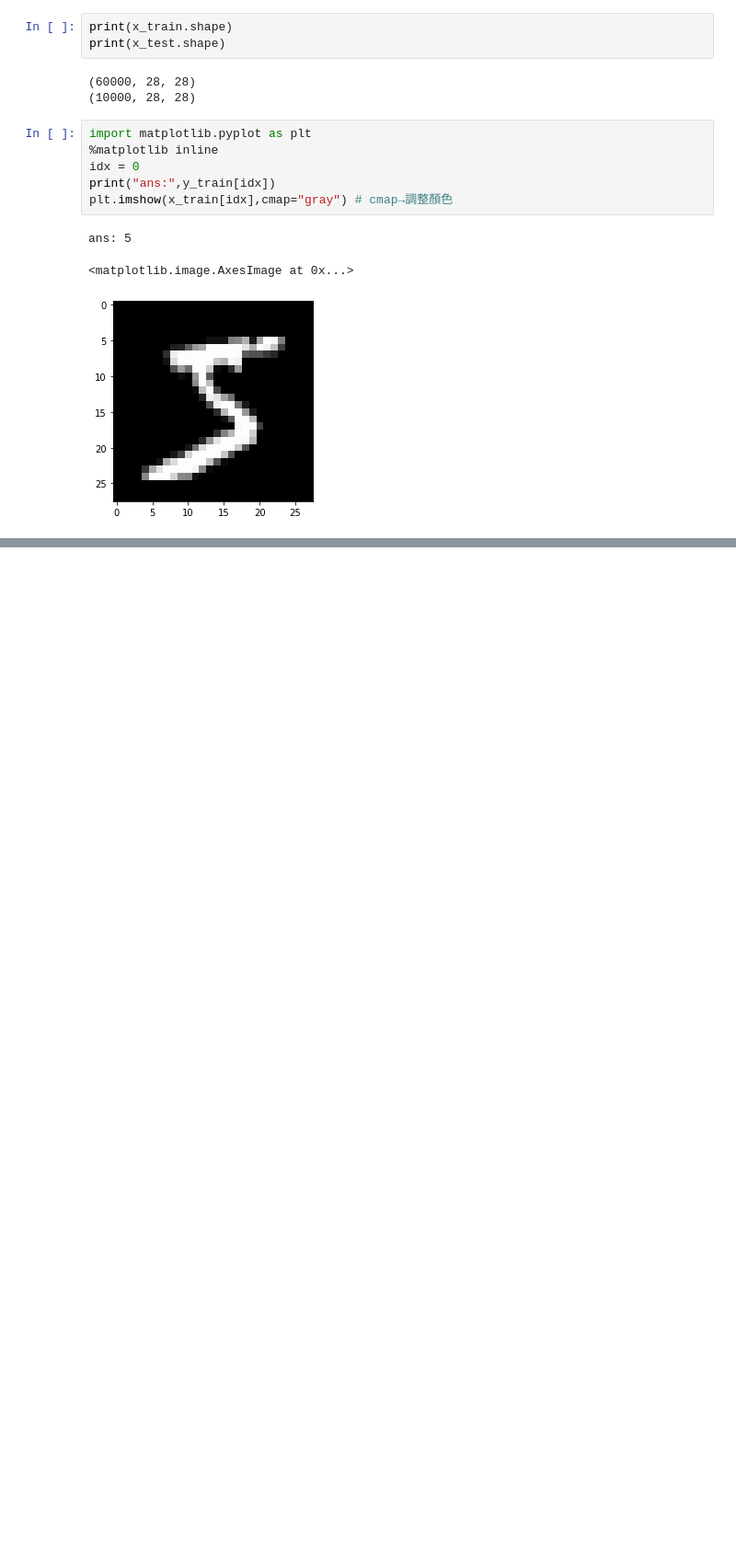
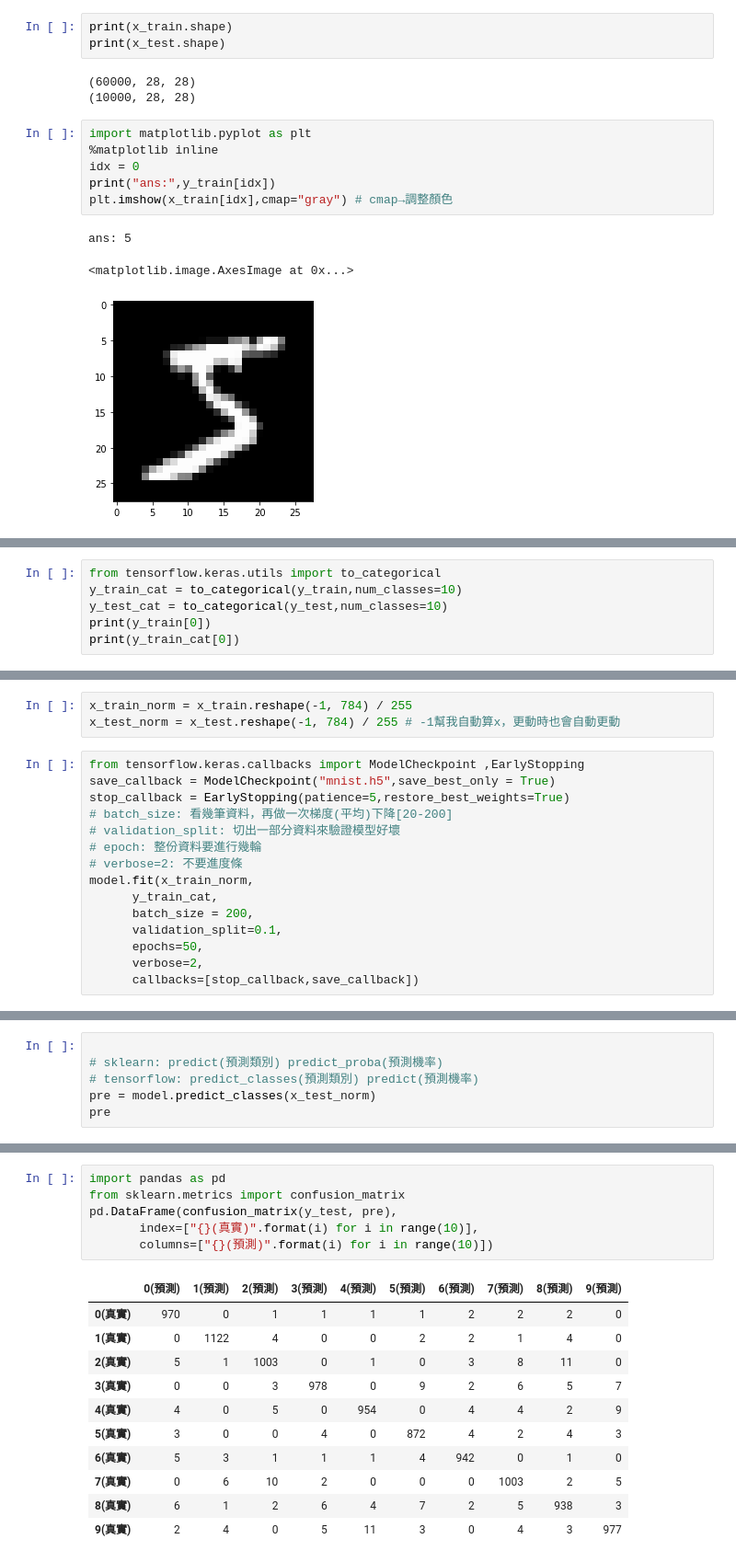
Before and after one commit to AlexxLai/ml0716, a Jupyter notebook: mlp.ipynb, the cells around one changed output, grey strips where cells are left out. Shown at 92% size. Saved outputs shown, nothing was run; the diff lists cells and outputs as text; blank space fills up the shorter version.

```diff
--- a/mlp.ipynb
+++ b/mlp.ipynb
@@ -51,0 +73,6 @@ _________________________________________________________________
+# %%
+from tensorflow.keras.utils import to_categorical
+y_train_cat = to_categorical(y_train,num_classes=10)
+y_test_cat = to_categorical(y_test,num_classes=10)
+print(y_train[0])
+print(y_train_cat[0])
@@ -51,0 +82,18 @@ _________________________________________________________________
+# %%
+x_train_norm = x_train.reshape(-1, 784) / 255
+x_test_norm = x_test.reshape(-1, 784) / 255 # -1幫我自動算x，更動時也會自動更動
+# %%
+from tensorflow.keras.callbacks import ModelCheckpoint ,EarlyStopping
+save_callback = ModelCheckpoint("mnist.h5",save_best_only = True)
+stop_callback = EarlyStopping(patience=5,restore_best_weights=True)
+# batch_size: 看幾筆資料，再做一次梯度(平均)下降[20-200]
+# validation_split: 切出一部分資料來驗證模型好壞
+# epoch: 整份資料要進行幾輪
+# verbose=2: 不要進度條
+model.fit(x_train_norm,
+      y_train_cat,
+      batch_size = 200,
+      validation_split=0.1,
+      epochs=50,
+      verbose=2,
+      callbacks=[stop_callback,save_callback])
@@ -51,0 +134,6 @@ _________________________________________________________________
+# %%
+
+# sklearn: predict(預測類別) predict_proba(預測機率)
+# tensorflow: predict_classes(預測類別) predict(預測機率)
+pre = model.predict_classes(x_test_norm)
+pre
@@ -51,0 +145,18 @@ _________________________________________________________________
+# %%
+import pandas as pd
+from sklearn.metrics import confusion_matrix
+pd.DataFrame(confusion_matrix(y_test, pre),
+       index=["{}(真實)".format(i) for i in range(10)],
+       columns=["{}(預測)".format(i) for i in range(10)])
+# %% [output]
+|  | 0(預測) | 1(預測) | 2(預測) | 3(預測) | 4(預測) | 5(預測) | 6(預測) | 7(預測) | 8(預測) | 9(預測) |
+| 0(真實) | 970 | 0 | 1 | 1 | 1 | 1 | 2 | 2 | 2 | 0 |
+| 1(真實) | 0 | 1122 | 4 | 0 | 0 | 2 | 2 | 1 | 4 | 0 |
+| 2(真實) | 5 | 1 | 1003 | 0 | 1 | 0 | 3 | 8 | 11 | 0 |
+| 3(真實) | 0 | 0 | 3 | 978 | 0 | 9 | 2 | 6 | 5 | 7 |
+| 4(真實) | 4 | 0 | 5 | 0 | 954 | 0 | 4 | 4 | 2 | 9 |
+| 5(真實) | 3 | 0 | 0 | 4 | 0 | 872 | 4 | 2 | 4 | 3 |
+| 6(真實) | 5 | 3 | 1 | 1 | 1 | 4 | 942 | 0 | 1 | 0 |
+| 7(真實) | 0 | 6 | 10 | 2 | 0 | 0 | 0 | 1003 | 2 | 5 |
+| 8(真實) | 6 | 1 | 2 | 6 | 4 | 7 | 2 | 5 | 938 | 3 |
+| 9(真實) | 2 | 4 | 0 | 5 | 11 | 3 | 0 | 4 | 3 | 977 |
```
Also changed, not shown: parts of 11 cells of this notebook.
